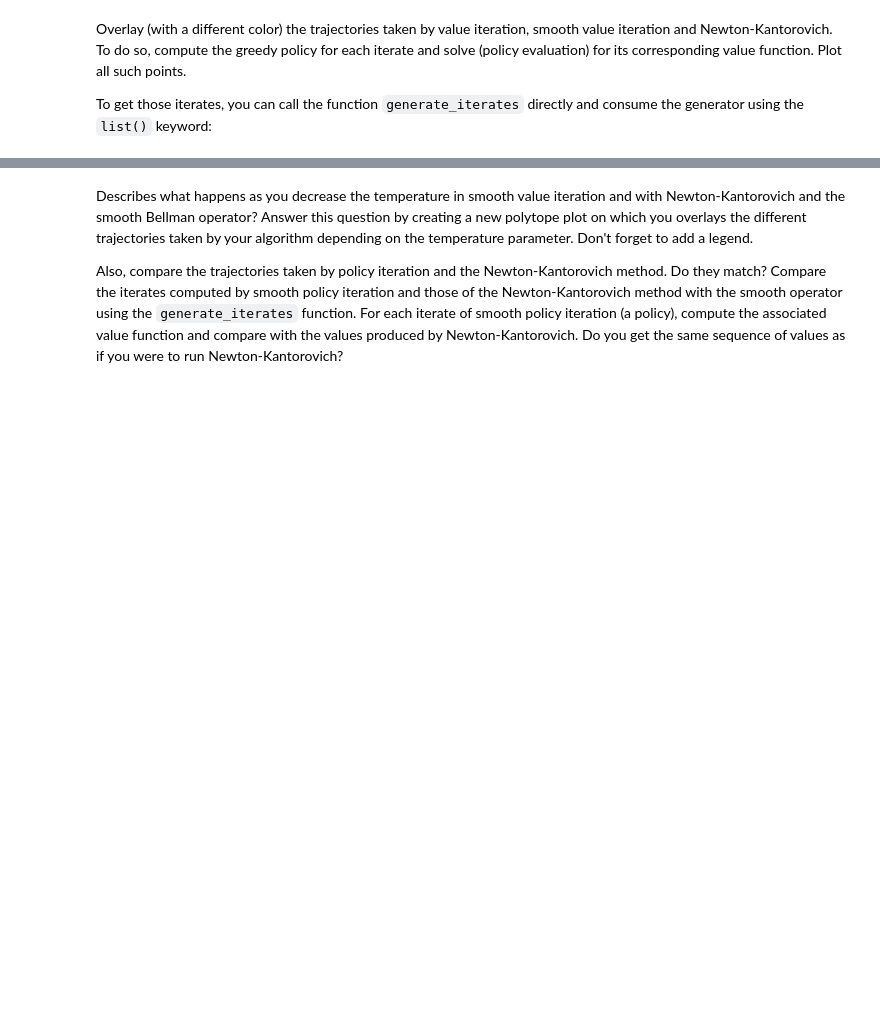
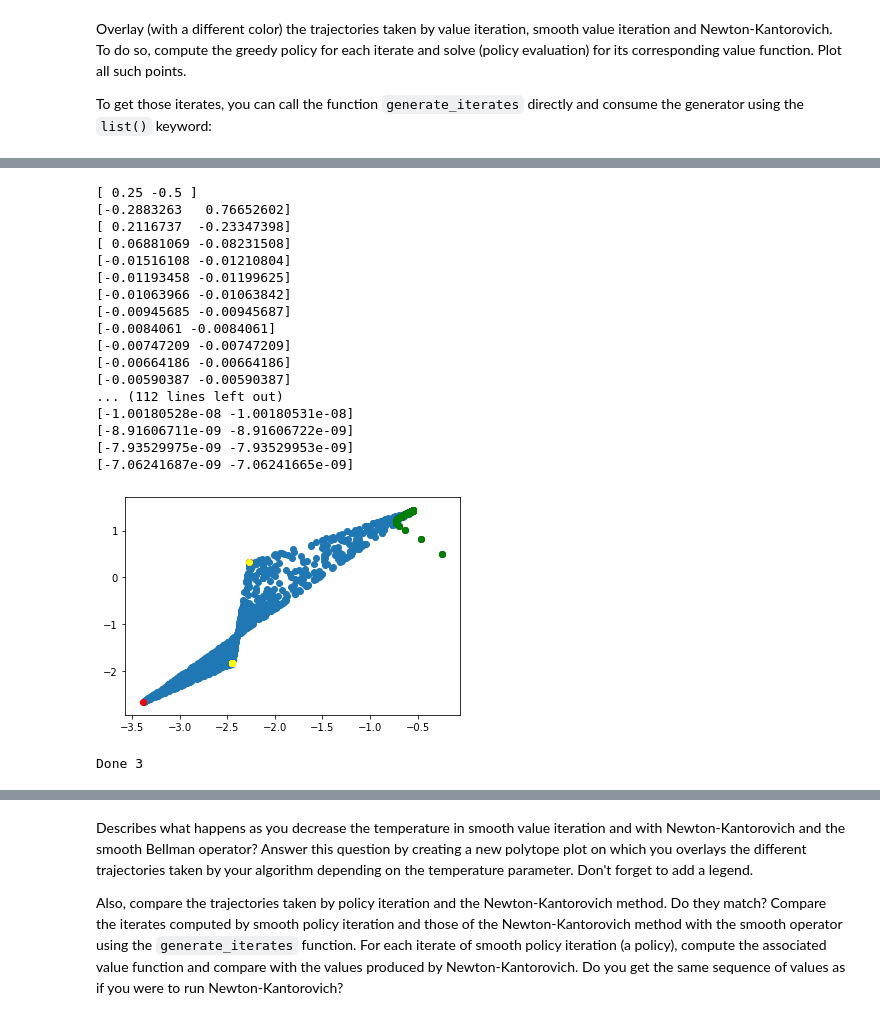
Before and after one commit to andreeadeac22/IFT6760H20, a Jupyter notebook: Copy_of_IFT6760_H20_A1_Template.ipynb, the cells around one changed output, grey strips where cells are left out. Drawn from its saved outputs; the diff is of its cells as text; code cells hidden in the pictures; blank space fills up the shorter version.

```diff
--- a/Copy_of_IFT6760_H20_A1_Template.ipynb
+++ b/Copy_of_IFT6760_H20_A1_Template.ipynb
@@ -216,13 +167,9 @@ def direct_projected_policy_evaluation(P, R, discount, policy, phi):
   p_pi = np.einsum('ijk,ji->jk', P, policy)
 
   x = stationary_distribution(p_pi)
-  diagx = np.diag(x)
+  phitx = np.einsum('ij,jk->ik', phi.T, np.diag(x))
 
-  phitx = np.einsum('ij,jk->ik', phi.T, diagx)
-
-  discounted_p_pi = np.multiply(discount, p_pi)
-  i = np.identity(P.shape[-1])
-  a = np.subtract(i, discounted_p_pi)
+  a = np.subtract(np.identity(P.shape[-1]), discount*p_pi)
   phitx_a = np.einsum('ij, jk->ik', phitx, a)
   A = np.einsum('ij, jk->ik', phitx_a, phi)
 
@@ -445,10 +375,7 @@ def basic_iterative_solver(A, b):
     $A$ recursively.
     """
     # Add your code here. This is a one-liner
-    #print("A(x) ", A(x))
-    new_x = b + x - A(x)
-    #print("new_x ", new_x)
-    return new_x
+    return b + x - A(x)
   return successive_approximation(np.zeros(b.shape), operator, default_termination)
 # %% [markdown]
 Now refer to the course notes or [Rust (1996)](https://doi.org/10.1016/s1574-0021(96)01016-7) for the general structure of Newton-Kantorovich iterations and implement the corresponding operator:
@@ -458,15 +385,10 @@ def make_newton_kantorovich(operator, gateaux_derivative):
   """
   def newton_kantorovich(v):
     # One-liner using the above basic_iterative_solver
-    #print("v ", v)
     w =  v - operator(v)
-    #print("w ", w)
     A = gateaux_derivative(v)
-    #print("A ", A)
     gd = basic_iterative_solver(A, w)
-    new_v = np.subtract(v, gd)
-    print("new_v ", new_v)
-    return new_v
+    return np.subtract(v, gd)
   return newton_kantorovich
 # %% [markdown]
 As usual, we verify that we find the optimal value function when all rewards are one. The following should return true:
@@ -612,0 +569,49 @@ max_a  [4.97285881 4.67129065]
+# %%
+smooth_bellman_optimality_operator = make_smooth_bellman_optimality_operator(*mdp, default_temperature)
+gateaux_derivative = make_gateaux_derivative(*mdp, default_temperature)
+newton_kantorovich_operator = make_newton_kantorovich(smooth_bellman_optimality_operator, gateaux_derivative)
+ntrajectory = generate_iterates(np.zeros((nstates,)), newton_kantorovich_operator, default_termination)
+
+nx = []
+ny = []
+
+for e in list(ntrajectory):
+  #print("e ", e)
+  argmax_a = np.argmax(np.add(R, discount * np.einsum('ijk,k->ij', P, e)), axis=1)
+  pol = np.eye(P.shape[-1])[argmax_a]
+  #policy_evaluation_operator = make_policy_evaluation_operator(*mdp, new_pol)
+  #pol = policy_evaluation_operator(e)
+  pol_v = direct_policy_evaluation(*mdp, pol)
+
+  nx.append(pol_v[0])
+  ny.append(pol_v[1])
+
+
+plt.scatter(x, y)
+plt.scatter(det_x, det_y, c='red')
+plt.scatter(px, py, c='black')
+plt.scatter(smooth_x, smooth_y, c='green')
+plt.scatter(nx, ny, c='yellow')
+plt.show()
+
+print("Done 3")
+# %% [output]
+[ 0.25 -0.5 ]
+[-0.2883263   0.76652602]
+[ 0.2116737  -0.23347398]
+[ 0.06881069 -0.08231508]
+[-0.01516108 -0.01210804]
+[-0.01193458 -0.01199625]
+[-0.01063966 -0.01063842]
+[-0.00945685 -0.00945687]
+[-0.0084061 -0.0084061]
+[-0.00747209 -0.00747209]
+[-0.00664186 -0.00664186]
+[-0.00590387 -0.00590387]
+... (112 lines left out)
+[-1.00180528e-08 -1.00180531e-08]
+[-8.91606711e-09 -8.91606722e-09]
+[-7.93529975e-09 -7.93529953e-09]
+[-7.06241687e-09 -7.06241665e-09]
+[figure, added]
+Done 3
```
Also changed, not shown: parts of 26 cells of this notebook.
